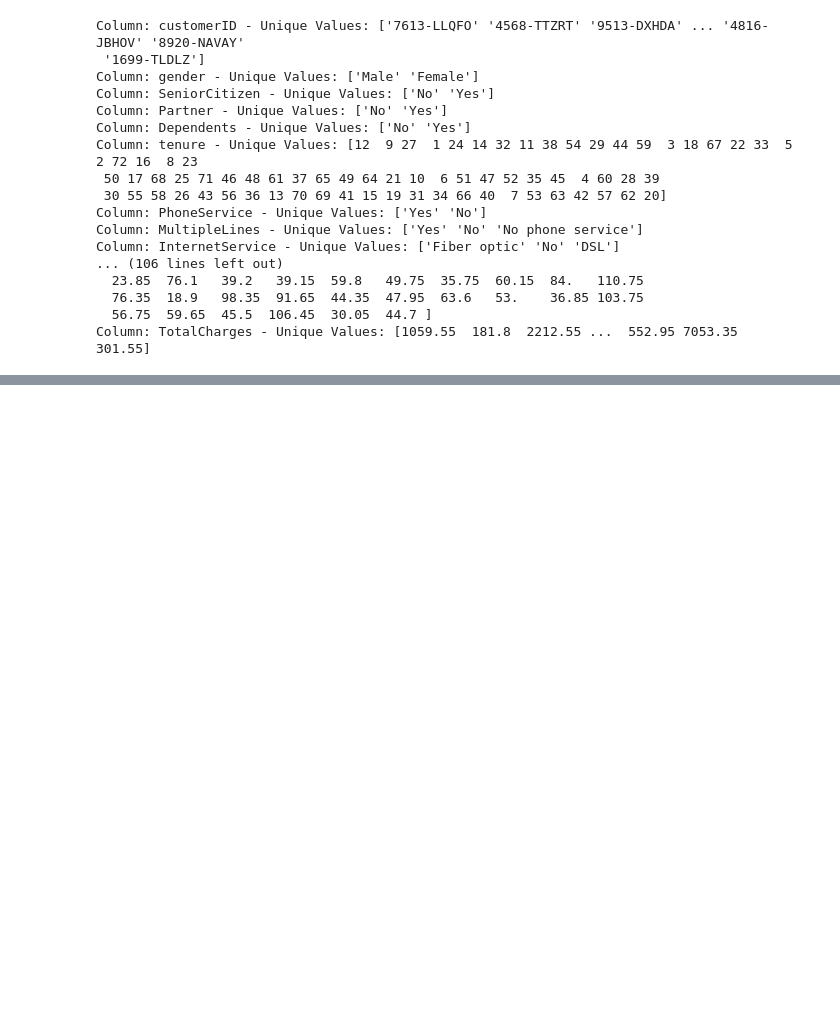
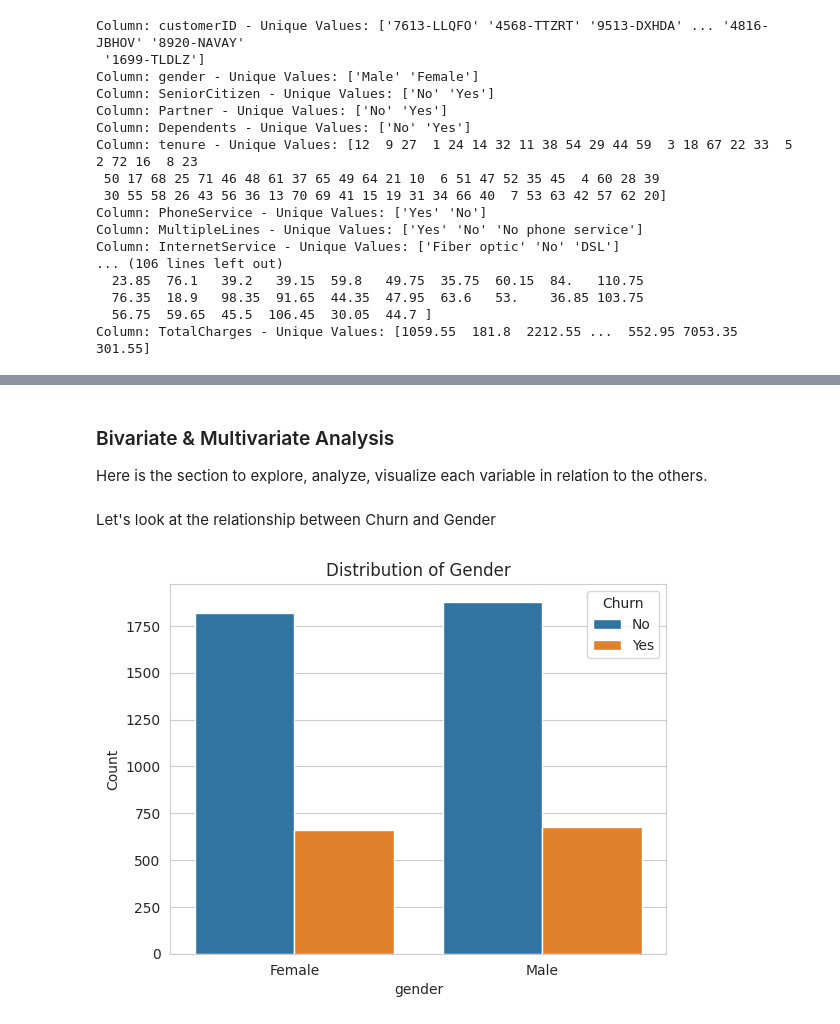
Before and after one commit to OAtulA/customer-churn-prediction, a Jupyter notebook: Project_notebook.ipynb, the cells around one changed output, grey strips where cells are left out. Saved outputs shown, nothing was run; the diff lists cells and outputs as text; code cells hidden in the pictures; blank space fills up the shorter version.

```diff
--- a/Project_notebook.ipynb
+++ b/Project_notebook.ipynb
@@ -834,0 +910,13 @@ data_test.to_csv('Dataset/Test_Data.csv', index=False)
+# %% [markdown]
+### Bivariate & Multivariate Analysis
+Here is the section to explore, analyze, visualize each variable in relation to the others.
+# %% [markdown]
+Let's look at the relationship between Churn and Gender
+# %%
+sns.countplot(x='gender',data=Data_All,hue='Churn')
+plt.title('Distribution of Gender')
+plt.xlabel('gender')
+plt.ylabel('Count')
+plt.show()
+# %% [output]
+[figure, added]
```
Also changed, not shown: parts of 38 cells of this notebook.
